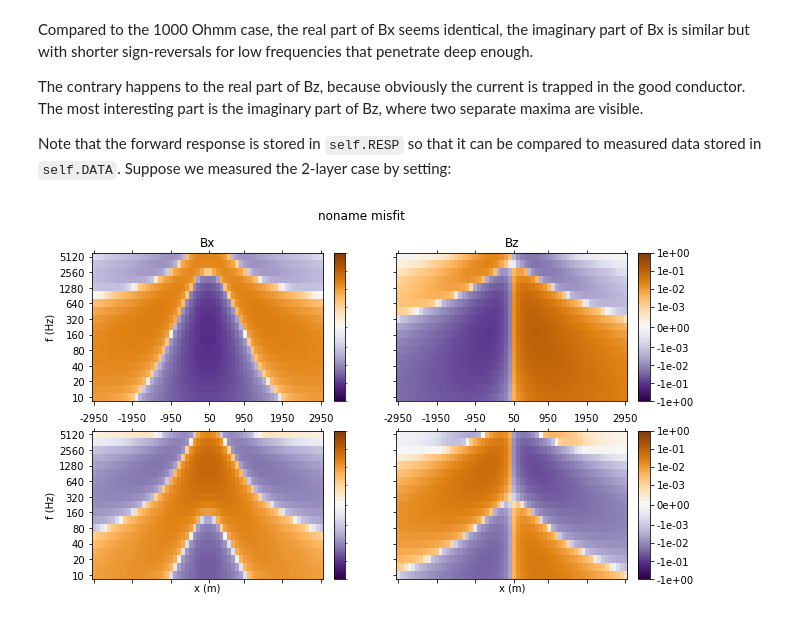
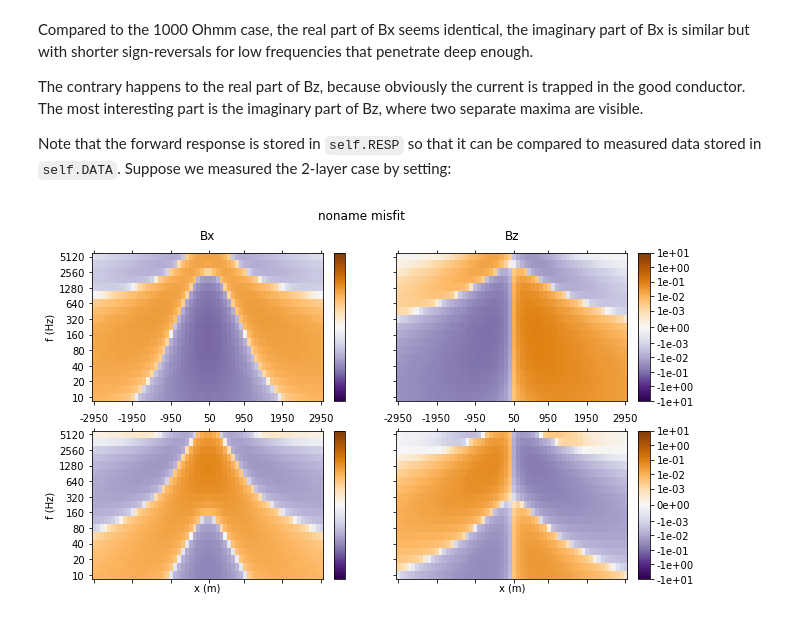
Before and after one commit to LIAG-S2/SAEM, a Jupyter notebook: examples/SAEM-Fields.ipynb, the cells around one changed output. Saved outputs shown, nothing was run; the diff lists cells and outputs as text; code cells hidden in the pictures.

```diff
--- a/examples/SAEM-Fields.ipynb
+++ b/examples/SAEM-Fields.ipynb
@@ -73,6 +72,6 @@ self.DATA = self.RESP
 # %%
 # To show the difference to the background halfspace we display the misfit
 self.simulate(1000)
-self.showLineData(what="misfit", **kw);
+self.showLineData(what="misfit");
 # %% [output]
-[figure, old version]
+[figure, new version]
```
Also changed, not shown: parts of 5 cells of this notebook, 1 other file.
